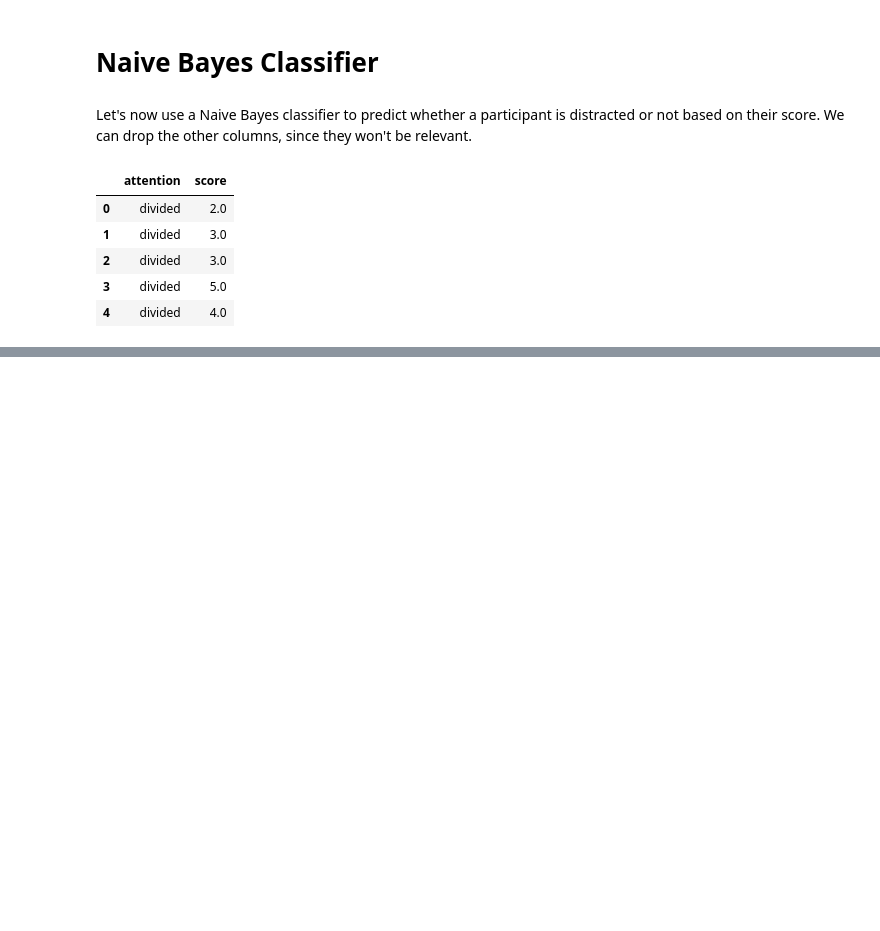
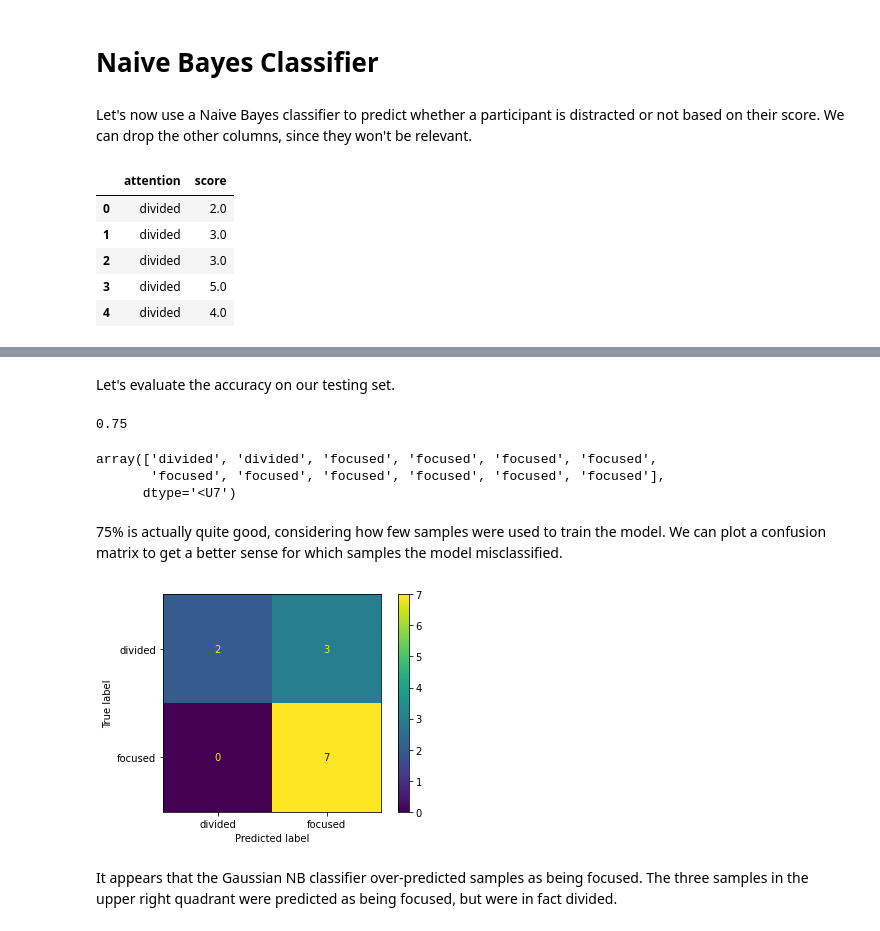
Before and after one commit to ahaldankar-vt/ahaldankar-vt.github.io, a Jupyter notebook: SampleBlog/posts/prob_theory/index.ipynb, the cells around one changed output, grey strips where cells are left out. Drawn from its saved outputs; the diff is of its cells as text; code cells hidden in the pictures; blank space fills up the shorter version.

Commit message:
Added code and visualizations for the Naive Bayes classifier

```diff
--- a/SampleBlog/posts/prob_theory/index.ipynb
+++ b/SampleBlog/posts/prob_theory/index.ipynb
@@ -125,0 +128,7 @@ attention_nb.head()
+# %%
+from sklearn.model_selection import train_test_split
+
+X = attention_nb[['score']]
+y = attention_nb['attention']
+
+X_train, X_test, y_train, y_test = train_test_split(X, y, test_size=0.20, random_state=42)
@@ -125,0 +144,34 @@ attention_nb.head()
+# %%
+from sklearn.naive_bayes import GaussianNB
+
+nb_gauss = GaussianNB()
+nb_gauss.fit(X_train, y_train);
+# %% [markdown]
+Let's evaluate the accuracy on our testing set.
+# %%
+predictions = nb_gauss.predict(X_test)
+# %%
+from sklearn.metrics import accuracy_score as accuracy
+round(accuracy(y_test, predictions), 2)
+# %% [output]
+0.75
+# %%
+predictions
+# %% [output]
+array(['divided', 'divided', 'focused', 'focused', 'focused', 'focused',
+       'focused', 'focused', 'focused', 'focused', 'focused', 'focused'],
+      dtype='<U7')
+# %% [markdown]
+75% is actually quite good, considering how few samples were used to train the model. We can plot a confusion matrix to get a better sense for which samples the model misclassified.
+# %%
+from sklearn import metrics
+from sklearn.metrics import ConfusionMatrixDisplay
+
+labels_arr = ['divided', 'focused']
+conf_matrix = metrics.confusion_matrix(y_test, predictions, labels=labels_arr)
+cm = ConfusionMatrixDisplay(confusion_matrix=conf_matrix, display_labels=['divided', 'focused'])
+cm.plot();
+# %% [output]
+[figure, added]
+# %% [markdown]
+It appears that the Gaussian NB classifier over-predicted samples as being focused. The three samples in the upper right quadrant were predicted as being focused, but were in fact divided.
```
Also changed, not shown: parts of 3 cells of this notebook.
